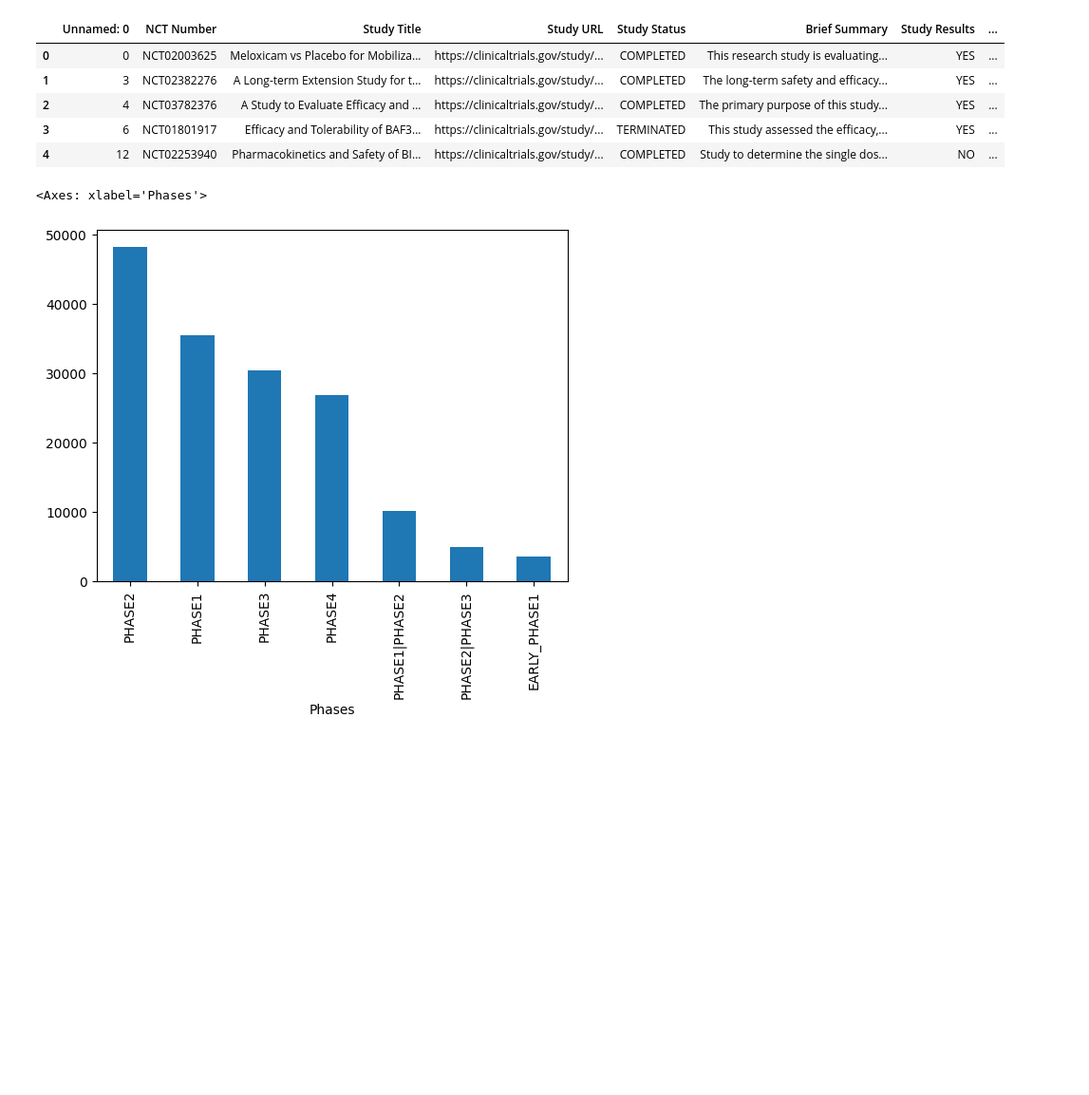
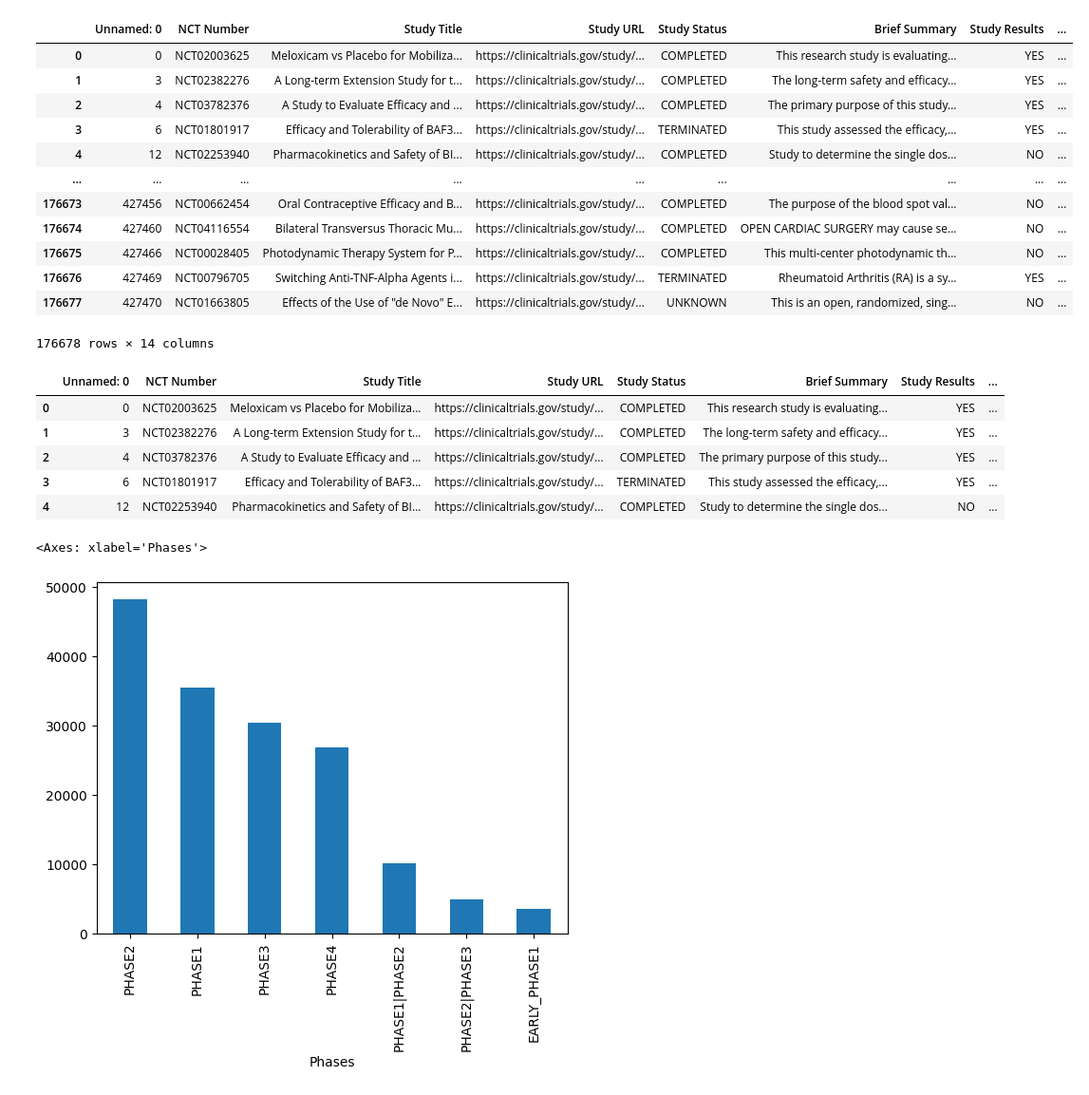
Before and after one commit to srconstantin/drug-trials-data, a Jupyter notebook: Drug Studies Data.ipynb, the cells around one changed output. Shown: that part at 95% size. Cells and saved outputs as stored; diff of their text form; code cells hidden in the pictures; blank space fills up the shorter version.

Commit message:
modified:   .DS_Store 	modified:   Drug Studies Data.ipynb 	modified:   chembl_target_extraction.py 	new file:   chembl_target_extraction_from_database.py

```diff
--- a/Drug Studies Data.ipynb
+++ b/Drug Studies Data.ipynb
@@ -3,6 +3,22 @@ import pandas as pd
 from matplotlib import *
 # %%
 drug_studies = pd.read_csv('drug_studies.csv')
+# %%
+drug_studies
+# %% [output]
+|  | Unnamed: 0 | NCT Number | Study Title | Study URL | Study Status | Brief Summary | Study Results | ... |
+| 0 | 0 | NCT02003625 | Meloxicam vs Placebo for Mobiliza... | https://clinicaltrials.gov/study/... | COMPLETED | This research study is evaluating... | YES | ... |
+| 1 | 3 | NCT02382276 | A Long-term Extension Study for t... | https://clinicaltrials.gov/study/... | COMPLETED | The long-term safety and efficacy... | YES | ... |
+| 2 | 4 | NCT03782376 | A Study to Evaluate Efficacy and ... | https://clinicaltrials.gov/study/... | COMPLETED | The primary purpose of this study... | YES | ... |
+| 3 | 6 | NCT01801917 | Efficacy and Tolerability of BAF3... | https://clinicaltrials.gov/study/... | TERMINATED | This study assessed the efficacy,... | YES | ... |
+| 4 | 12 | NCT02253940 | Pharmacokinetics and Safety of BI... | https://clinicaltrials.gov/study/... | COMPLETED | Study to determine the single dos... | NO | ... |
+| ... | ... | ... | ... | ... | ... | ... | ... | ... |
+| 176673 | 427456 | NCT00662454 | Oral Contraceptive Efficacy and B... | https://clinicaltrials.gov/study/... | COMPLETED | The purpose of the blood spot val... | NO | ... |
+| 176674 | 427460 | NCT04116554 | Bilateral Transversus Thoracic Mu... | https://clinicaltrials.gov/study/... | COMPLETED | OPEN CARDIAC SURGERY may cause se... | NO | ... |
+| 176675 | 427466 | NCT00028405 | Photodynamic Therapy System for P... | https://clinicaltrials.gov/study/... | COMPLETED | This multi-center photodynamic th... | NO | ... |
+| 176676 | 427469 | NCT00796705 | Switching Anti-TNF-Alpha Agents i... | https://clinicaltrials.gov/study/... | TERMINATED | Rheumatoid Arthritis (RA) is a sy... | YES | ... |
+| 176677 | 427470 | NCT01663805 | Effects of the Use of "de Novo" E... | https://clinicaltrials.gov/study/... | UNKNOWN | This is an open, randomized, sing... | NO | ... |
+176678 rows × 14 columns
 # %%
 drug_studies.head()
 # %% [output]
```
Also changed, not shown: 2 other files.
